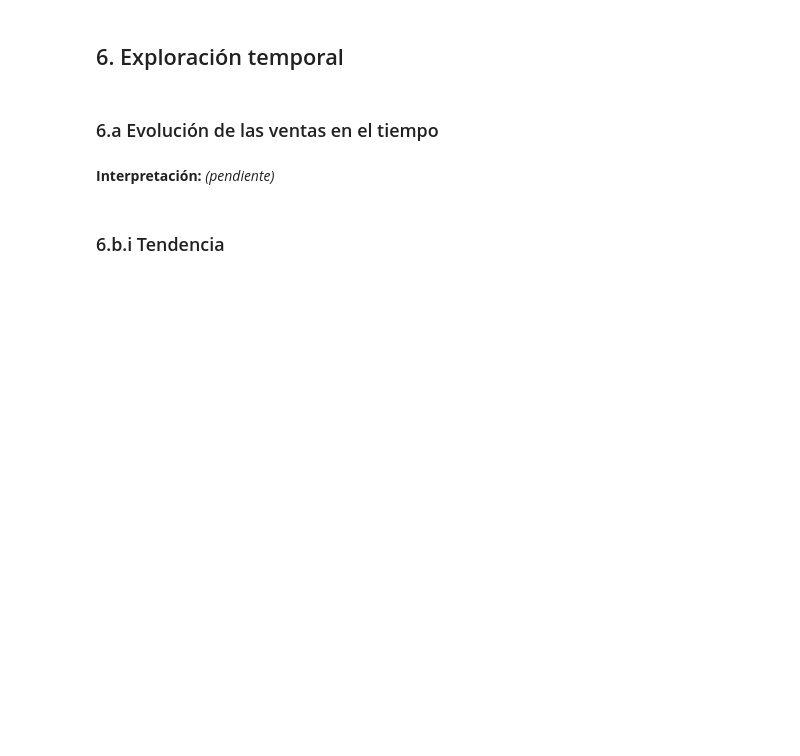
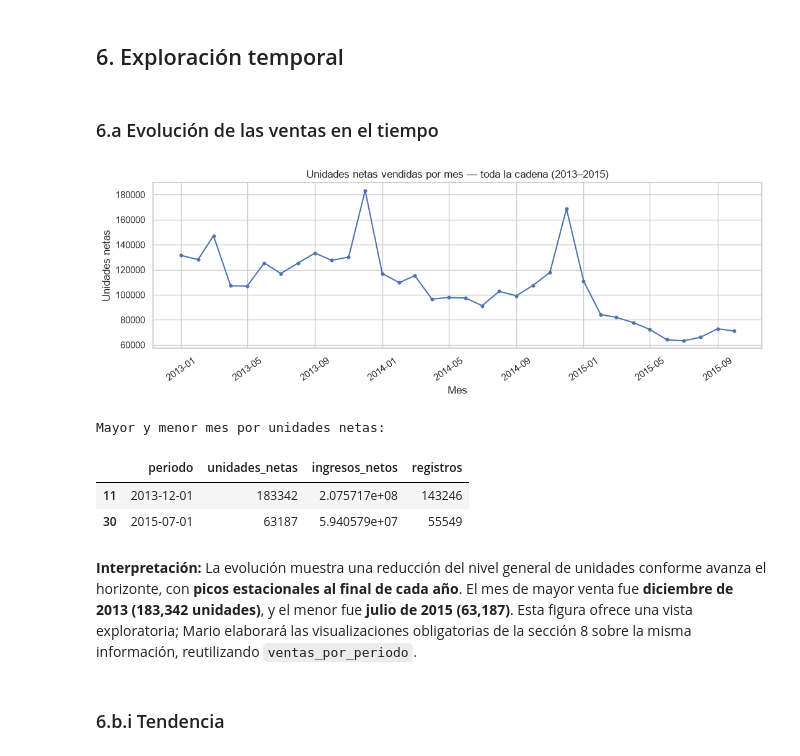
Before and after one commit to alfredo1010/proyecto_predict_future_sales, a Jupyter notebook: notebooks/01_exploratory_data_analysis.ipynb, the cells around one changed output. Cells and saved outputs as stored; diff of their text form; code cells hidden in the pictures; blank space fills up the shorter version.

Commit message:
Marco: desarrollo EDA secciones 5, 6 y 7

```diff
--- a/notebooks/01_exploratory_data_analysis.ipynb
+++ b/notebooks/01_exploratory_data_analysis.ipynb
@@ -681,3 +682,20 @@ En los tres casos de la misma tienda, los periodos son **complementarios** (una
 ## 5. Análisis descriptivo general
 # %% [markdown]
 ### 5.a Métricas básicas de `item_price`, `item_cnt_day` e ingresos
+# %%
+# Bloque 2 (Marco): reutilizar la limpieza aplicada en la sección 4.
+# No se alteran precios, devoluciones ni identificadores de tiendas.
+from predict_future_sales.features import (
+    preparar_ventas, resumen_ventas, ventas_por_periodo,
+    ventas_mensuales_por, serie_mensual,
+)
+
+ventas_eda = preparar_ventas(sales_train)
+metricas = ventas_eda[["item_price", "item_cnt_day", "ingresos"]].agg(
+    ["mean", "median", "min", "max", "std"]
+).T.rename(columns={"mean": "media", "median": "mediana", "min": "mínimo", "max": "máximo", "std": "desv_estándar"})
+print(f"Registros limpios: {len(ventas_eda):,}; tiendas unificadas: {ventas_eda.shop_id.nunique()}")
+print(f"Unidades netas: {ventas_eda.item_cnt_day.sum():,.0f}")
+print(f"Ingresos netos (moneda del origen): {ventas_eda.ingresos.sum():,.2f}")
+print(f"Devoluciones: {(ventas_eda.item_cnt_day < 0).sum():,} registros")
+display(metricas.round(2))
@@ -694,2 +793,18 @@ En los tres casos de la misma tienda, los periodos son **complementarios** (una
 # %% [markdown]
 ### 5.b.iii Distribución por periodo (día, semana, mes, año)
+# %%
+# Distintas frecuencias para describir la cadena; el foco del pronóstico es mensual.
+ventas_dia = ventas_por_periodo(ventas_eda, "D")
+ventas_semana = ventas_por_periodo(ventas_eda, "W-SUN")
+ventas_mes = ventas_por_periodo(ventas_eda, "MS")
+ventas_anio = ventas_por_periodo(ventas_eda, "YS")
+
+frecuencias = []
+for nombre, tabla in [("Diaria", ventas_dia), ("Semanal", ventas_semana), ("Mensual", ventas_mes), ("Anual", ventas_anio)]:
+    frecuencias.append({"frecuencia": nombre, "periodos": len(tabla),
+                        "unidades_promedio_periodo": tabla.unidades_netas.mean(),
+                        "unidades_min": tabla.unidades_netas.min(),
+                        "unidades_max": tabla.unidades_netas.max()})
+display(pd.DataFrame(frecuencias).round(1))
+print("Unidades e ingresos por año (2015 incluye solo enero-octubre):")
+display(ventas_anio.assign(anio=ventas_anio.periodo.dt.year)[["anio", "unidades_netas", "ingresos_netos"]].round(2))
@@ -699,7 +825,24 @@ En los tres casos de la misma tienda, los periodos son **complementarios** (una
 ## 6. Exploración temporal
 # %% [markdown]
 ### 6.a Evolución de las ventas en el tiempo
+# %%
+# La serie temporal total (unidades e ingresos) permite ver el contexto global.
+fig, ax = plt.subplots(figsize=(11, 4))
+ax.plot(ventas_mes["periodo"], ventas_mes["unidades_netas"], marker="o", ms=3.3)
+ax.set(title="Unidades netas vendidas por mes — toda la cadena (2013–2015)",
+       xlabel="Mes", ylabel="Unidades netas")
+ax.tick_params(axis="x", rotation=35)
+plt.tight_layout()
+plt.show()
+print("Mayor y menor mes por unidades netas:")
+display(ventas_mes.loc[[ventas_mes.unidades_netas.idxmax(), ventas_mes.unidades_netas.idxmin()]])
+# %% [output]
+[figure, added]
+Mayor y menor mes por unidades netas:
+|  | periodo | unidades_netas | ingresos_netos | registros |
+| 11 | 2013-12-01 | 183342 | 2.075717e+08 | 143246 |
+| 30 | 2015-07-01 | 63187 | 5.940579e+07 | 55549 |
 # %% [markdown]
-**Interpretación:** *(pendiente)*
+**Interpretación:** La evolución muestra una reducción del nivel general de unidades conforme avanza el horizonte, con **picos estacionales al final de cada año**. El mes de mayor venta fue **diciembre de 2013 (183,342 unidades)**, y el menor fue **julio de 2015 (63,187)**. Esta figura ofrece una vista exploratoria; Mario elaborará las visualizaciones obligatorias de la sección 8 sobre la misma información, reutilizando `ventas_por_periodo`.
 # %% [markdown]
 ### 6.b.i Tendencia
```
Also changed, not shown: parts of 24 cells of this notebook, 2 other files.
